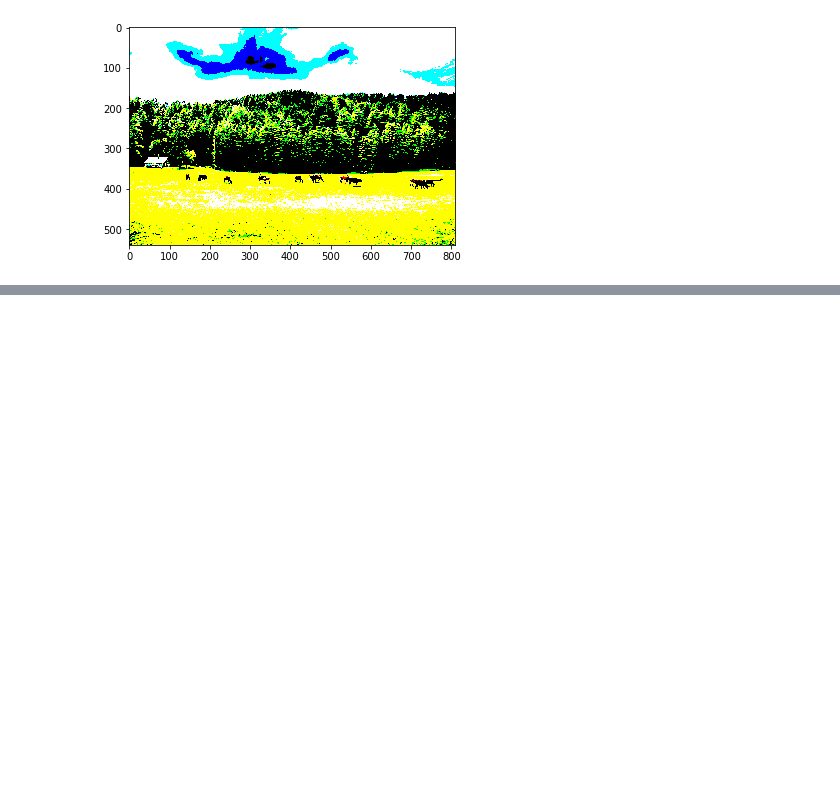
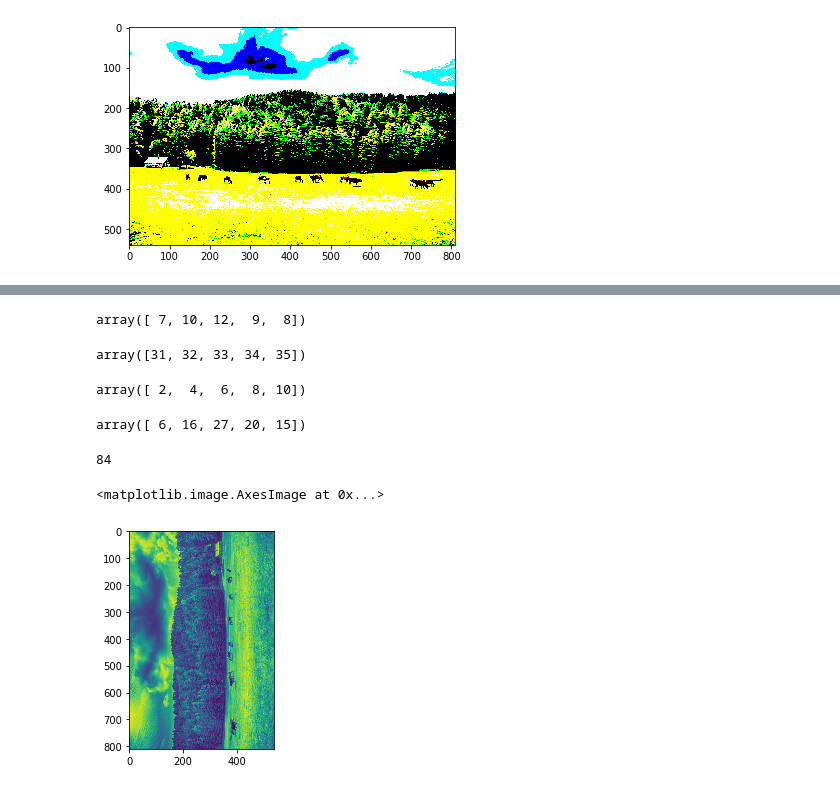
Before and after one commit to mkmritunjay/machineLearning, a Jupyter notebook: numpy.ipynb, the cells around one changed output, grey strips where cells are left out. Cells and saved outputs as stored; diff of their text form; code cells hidden in the pictures; blank space fills up the shorter version.

```diff
--- a/numpy.ipynb
+++ b/numpy.ipynb
@@ -214,0 +225,28 @@ plt.imshow(photo_masked)
+# %%
+a_arr = np.array([1,2,3,4,5])
+b_arr = np.array([6,8,9,5,3])
+
+a_arr+b_arr
+# %% [output]
+array([ 7, 10, 12,  9,  8])
+# %%
+a_arr+30
+# %% [output]
+array([31, 32, 33, 34, 35])
+# %%
+a_arr*2
+# %% [output]
+array([ 2,  4,  6,  8, 10])
+# %%
+a_arr*b_arr
+# %% [output]
+array([ 6, 16, 27, 20, 15])
+# %%
+a_arr @ b_arr # gives dot(.) product of two arrays
+# %% [output]
+84
+# %%
+plt.imshow(photo[:,:,0].T)
+# %% [output]
+<matplotlib.image.AxesImage at 0x...>
+[figure, added]
```
Also changed, not shown: parts of 2 cells of this notebook.
